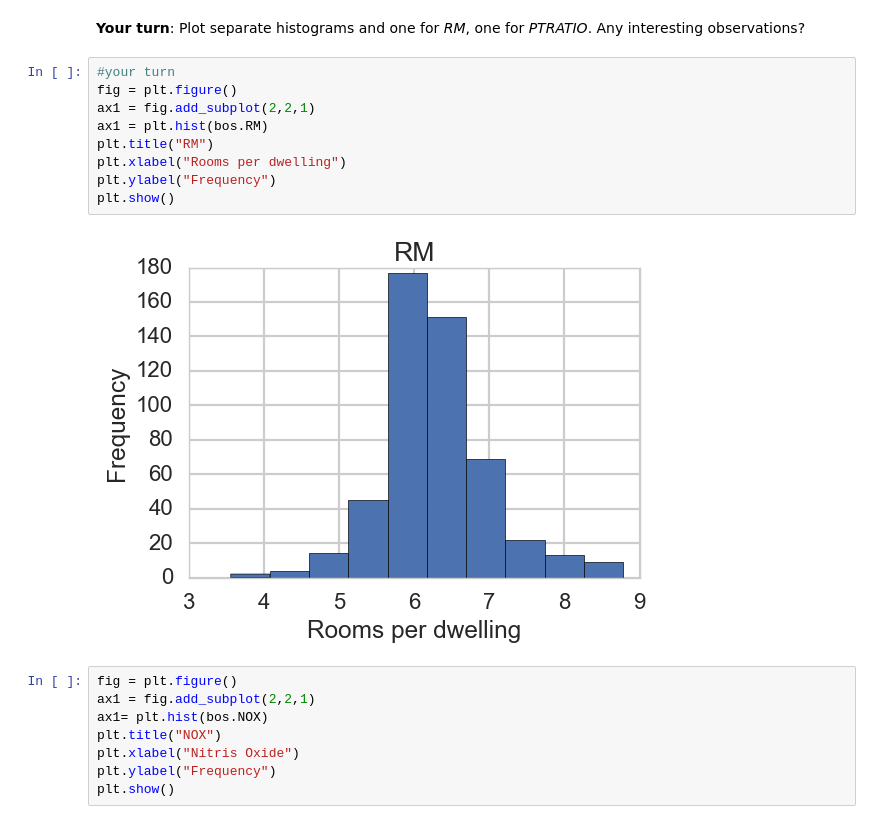
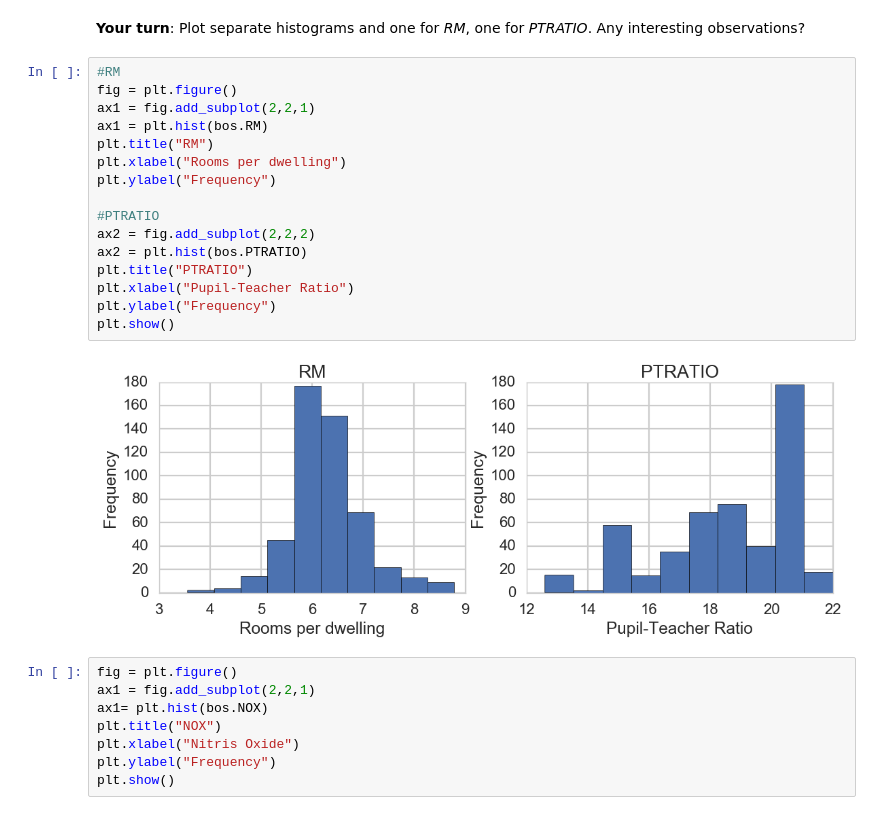
Before and after one commit to saminfeld/Springboard, a Jupyter notebook: Exercises/Machine Learning/Boston Housing/Boston Housing.ipynb, the cells around one changed output. Saved outputs shown, nothing was run; the diff lists cells and outputs as text.

```diff
--- a/Exercises/Machine Learning/Boston Housing/Boston Housing.ipynb
+++ b/Exercises/Machine Learning/Boston Housing/Boston Housing.ipynb
@@ -300,16 +300,23 @@ plt.show()
 # %% [markdown]
 **Your turn**: Plot separate histograms and one for *RM*, one for *PTRATIO*. Any interesting observations?
 # %%
-#your turn
+#RM
 fig = plt.figure()
 ax1 = fig.add_subplot(2,2,1)
 ax1 = plt.hist(bos.RM)
 plt.title("RM")
 plt.xlabel("Rooms per dwelling")
 plt.ylabel("Frequency")
+
+#PTRATIO
+ax2 = fig.add_subplot(2,2,2)
+ax2 = plt.hist(bos.PTRATIO)
+plt.title("PTRATIO")
+plt.xlabel("Pupil-Teacher Ratio")
+plt.ylabel("Frequency")
 plt.show()
 # %% [output]
-[figure, old version]
+[figure, new version]
 # %%
 fig = plt.figure()
 ax1 = fig.add_subplot(2,2,1)
```
Also changed, not shown: parts of 26 cells of this notebook, 18 other files.
